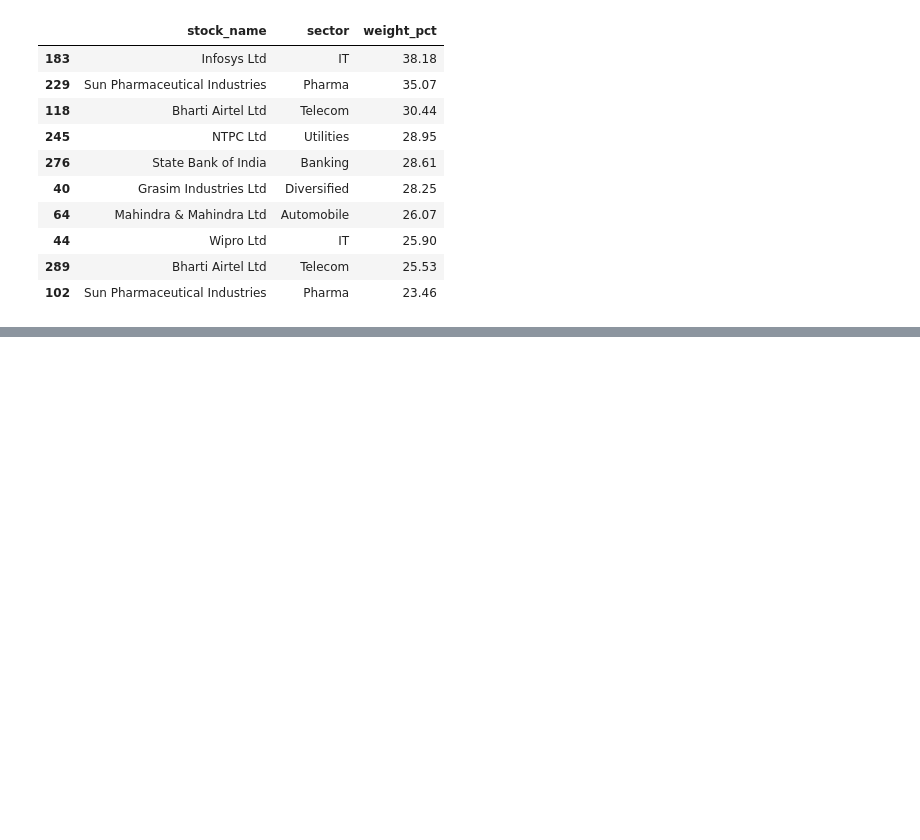
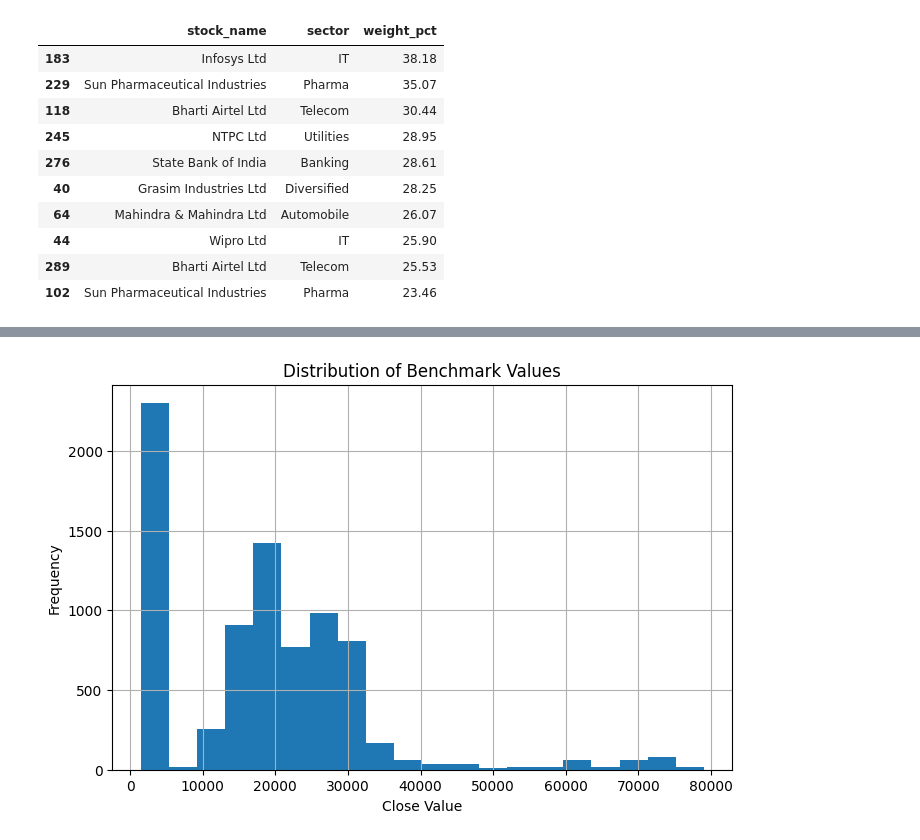
Before and after one commit to samireddynarasimhareddy/bluestock_mf_capstone, a Jupyter notebook: notebooks/01_EDA.ipynb, the cells around one changed output, grey strips where cells are left out. Drawn from its saved outputs; the diff is of its cells as text; code cells hidden in the pictures; blank space fills up the shorter version.

```diff
--- a/notebooks/01_EDA.ipynb
+++ b/notebooks/01_EDA.ipynb
@@ -1564,0 +1672,11 @@ holdings[['stock_name','sector','weight_pct']]\
+# %%
+plt.figure(figsize=(8,5))
+
+benchmark['close_value'].hist(bins=20)
+
+plt.title("Distribution of Benchmark Values")
+plt.xlabel("Close Value")
+plt.ylabel("Frequency")
+plt.show()
+# %% [output]
+[figure, added]
```
Also changed, not shown: parts of 13 cells of this notebook, 1 other file.
